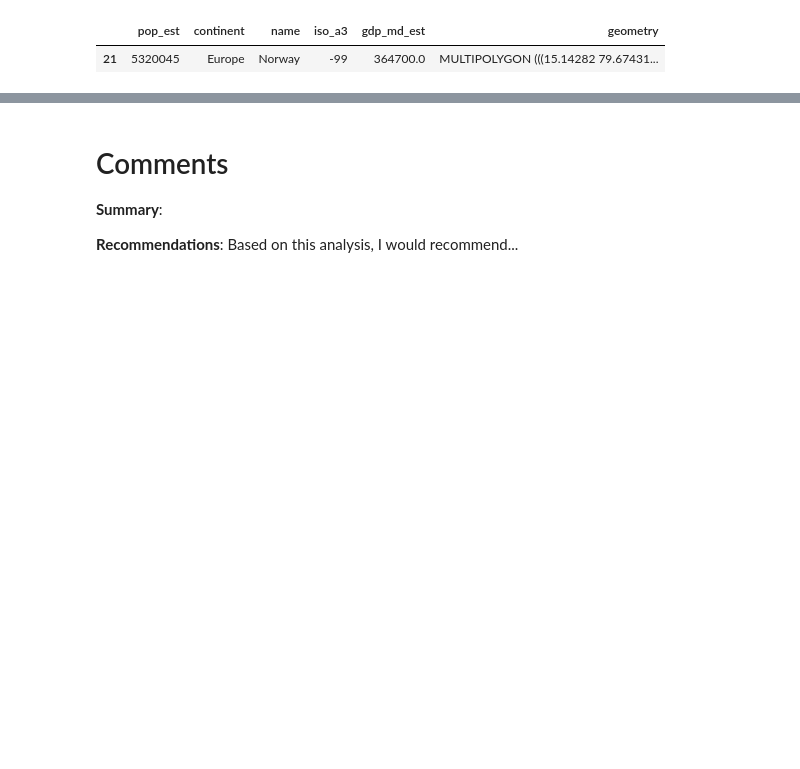
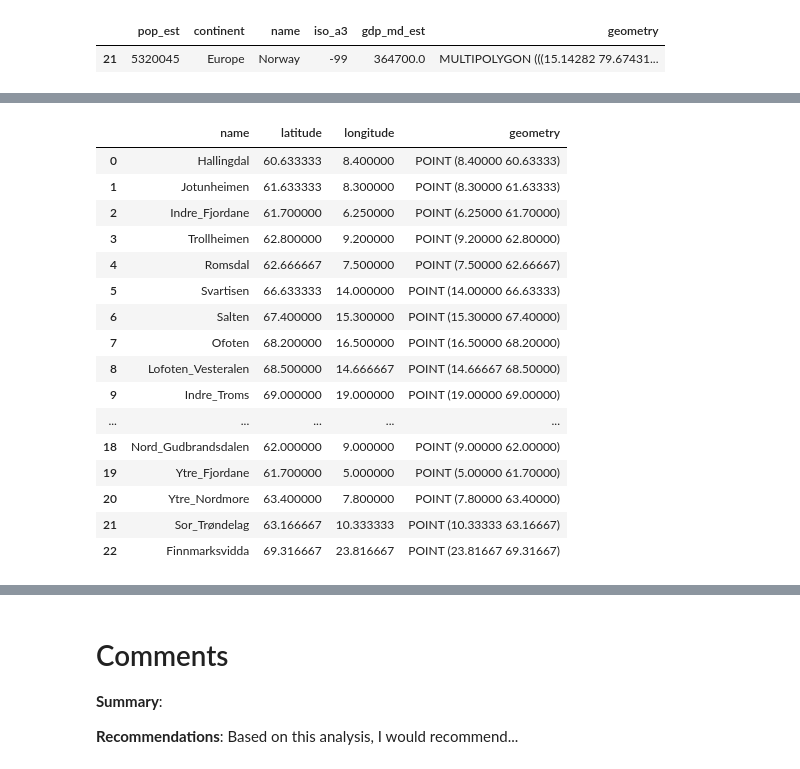
Before and after one commit to NVE/avalanche_ml, a Jupyter notebook: notebooks/analysis/0_distributions.ipynb, the cells around one changed output, grey strips where cells are left out. Cells and saved outputs as stored; diff of their text form; code cells hidden in the pictures; blank space fills up the shorter version.

```diff
--- a/notebooks/analysis/0_distributions.ipynb
+++ b/notebooks/analysis/0_distributions.ipynb
@@ -752,0 +723,20 @@ Name: 0, dtype: object
+# %%
+points
+# %% [output]
+|  | name | latitude | longitude | geometry |
+| 0 | Hallingdal | 60.633333 | 8.400000 | POINT (8.40000 60.63333) |
+| 1 | Jotunheimen | 61.633333 | 8.300000 | POINT (8.30000 61.63333) |
+| 2 | Indre_Fjordane | 61.700000 | 6.250000 | POINT (6.25000 61.70000) |
+| 3 | Trollheimen | 62.800000 | 9.200000 | POINT (9.20000 62.80000) |
+| 4 | Romsdal | 62.666667 | 7.500000 | POINT (7.50000 62.66667) |
+| 5 | Svartisen | 66.633333 | 14.000000 | POINT (14.00000 66.63333) |
+| 6 | Salten | 67.400000 | 15.300000 | POINT (15.30000 67.40000) |
+| 7 | Ofoten | 68.200000 | 16.500000 | POINT (16.50000 68.20000) |
+| 8 | Lofoten_Vesteralen | 68.500000 | 14.666667 | POINT (14.66667 68.50000) |
+| 9 | Indre_Troms | 69.000000 | 19.000000 | POINT (19.00000 69.00000) |
+| ... | ... | ... | ... | ... |
+| 18 | Nord_Gudbrandsdalen | 62.000000 | 9.000000 | POINT (9.00000 62.00000) |
+| 19 | Ytre_Fjordane | 61.700000 | 5.000000 | POINT (5.00000 61.70000) |
+| 20 | Ytre_Nordmore | 63.400000 | 7.800000 | POINT (7.80000 63.40000) |
+| 21 | Sor_Trøndelag | 63.166667 | 10.333333 | POINT (10.33333 63.16667) |
+| 22 | Finnmarksvidda | 69.316667 | 23.816667 | POINT (23.81667 69.31667) |
```
Also changed, not shown: parts of 25 cells of this notebook.
